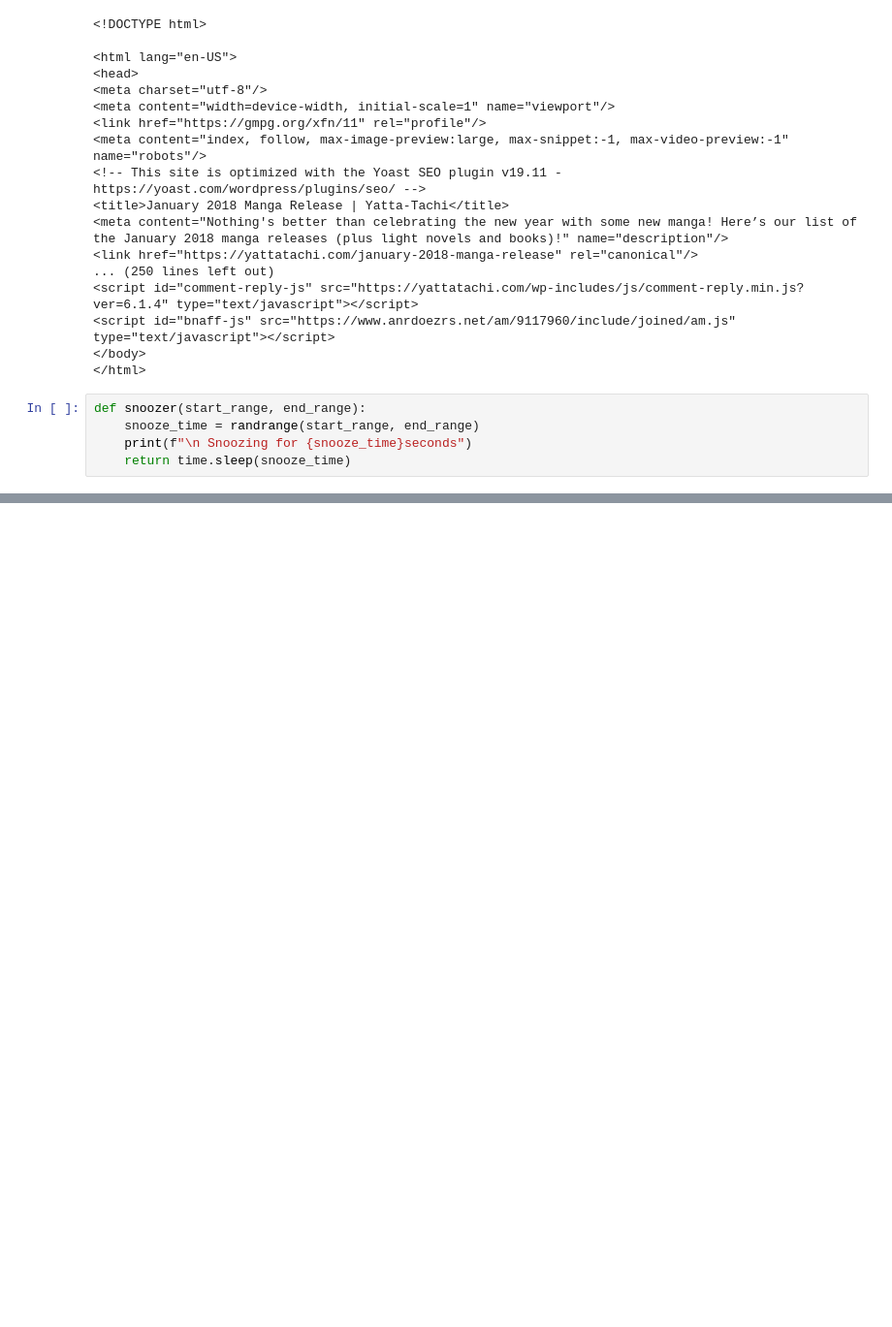
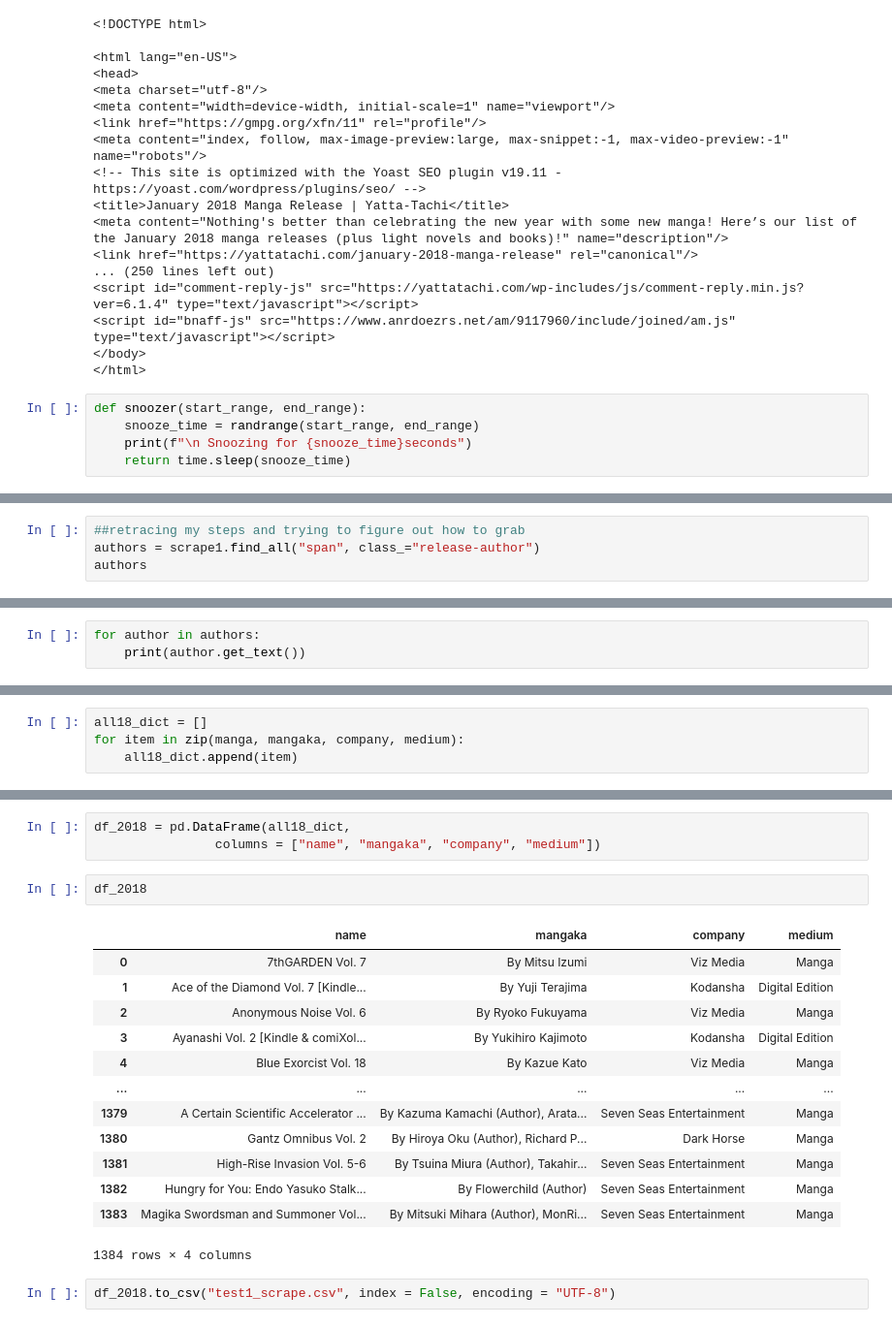
Before and after one commit to sajinashresthacoding/mangaka-scrape, a Jupyter notebook: initial_scrape_attempt.ipynb, the cells around one changed output, grey strips where cells are left out. Shown: that part at 97% size. Cells and saved outputs as stored; diff of their text form; blank space fills up the shorter version.

Commit message:
scraped all 2018 translations

```diff
--- a/initial_scrape_attempt.ipynb
+++ b/initial_scrape_attempt.ipynb
@@ -145,0 +189,4 @@ for
+# %%
+##retracing my steps and trying to figure out how to grab
+authors = scrape1.find_all("span", class_="release-author")
+authors
@@ -145,0 +211,3 @@ for
+# %%
+for author in authors:
+    print(author.get_text())
@@ -145,0 +299,4 @@ for
+# %%
+all18_dict = []
+for item in zip(manga, mangaka, company, medium):
+    all18_dict.append(item)
@@ -145,0 +323,21 @@ for
+# %%
+df_2018 = pd.DataFrame(all18_dict,
+                columns = ["name", "mangaka", "company", "medium"])
+# %%
+df_2018
+# %% [output]
+|  | name | mangaka | company | medium |
+| 0 | 7thGARDEN Vol. 7 | By Mitsu Izumi | Viz Media | Manga |
+| 1 | Ace of the Diamond Vol. 7 [Kindle... | By Yuji Terajima | Kodansha | Digital Edition |
+| 2 | Anonymous Noise Vol. 6 | By Ryoko Fukuyama | Viz Media | Manga |
+| 3 | Ayanashi Vol. 2 [Kindle & comiXol... | By Yukihiro Kajimoto | Kodansha | Digital Edition |
+| 4 | Blue Exorcist Vol. 18 | By Kazue Kato | Viz Media | Manga |
+| ... | ... | ... | ... | ... |
+| 1379 | A Certain Scientific Accelerator ... | By Kazuma Kamachi (Author), Arata... | Seven Seas Entertainment | Manga |
+| 1380 | Gantz Omnibus Vol. 2 | By Hiroya Oku (Author), Richard P... | Dark Horse | Manga |
+| 1381 | High-Rise Invasion Vol. 5-6 | By Tsuina Miura (Author), Takahir... | Seven Seas Entertainment | Manga |
+| 1382 | Hungry for You: Endo Yasuko Stalk... | By Flowerchild (Author) | Seven Seas Entertainment | Manga |
+| 1383 | Magika Swordsman and Summoner Vol... | By Mitsuki Mihara (Author), MonRi... | Seven Seas Entertainment | Manga |
+1384 rows × 4 columns
+# %%
+df_2018.to_csv("test1_scrape.csv", index = False, encoding = "UTF-8")
```
Also changed, not shown: parts of 12 cells of this notebook.
